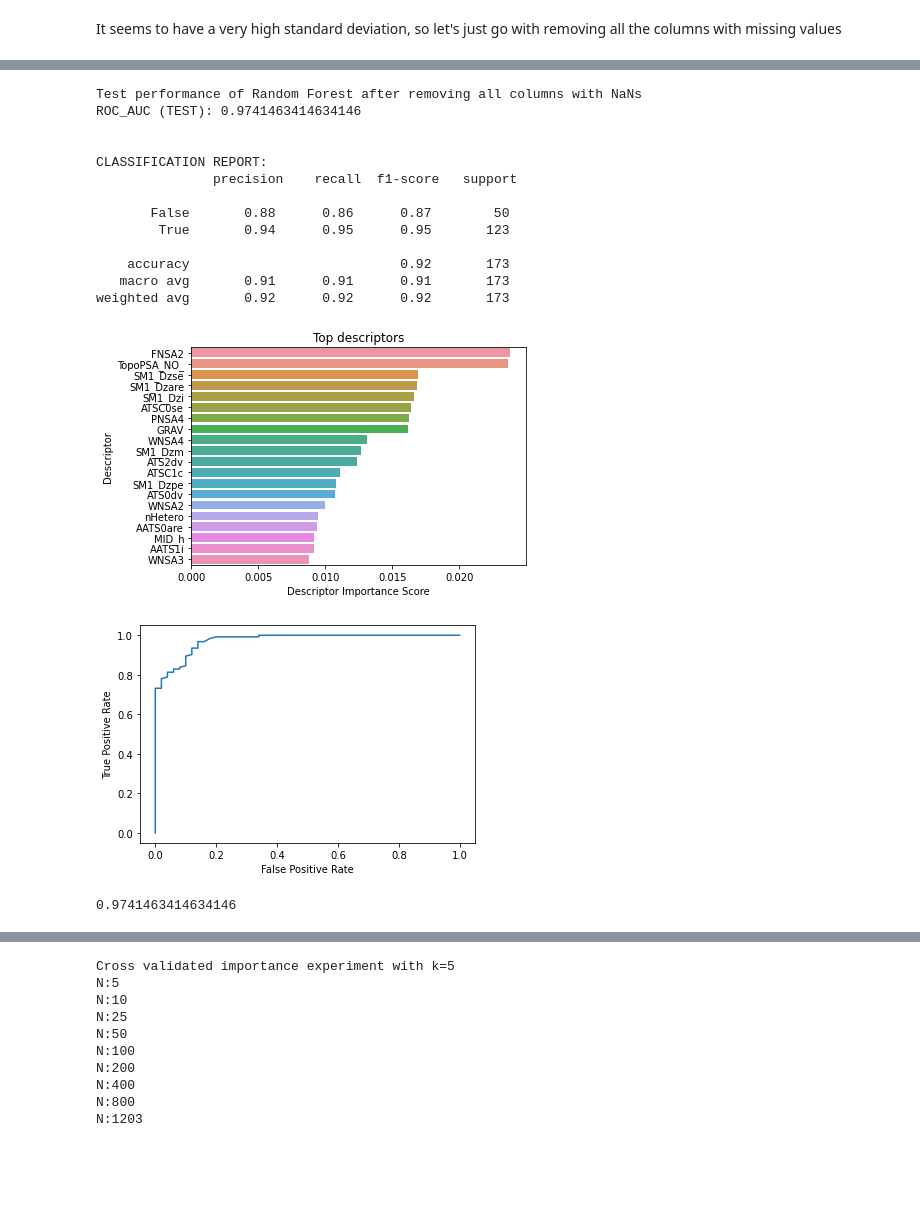
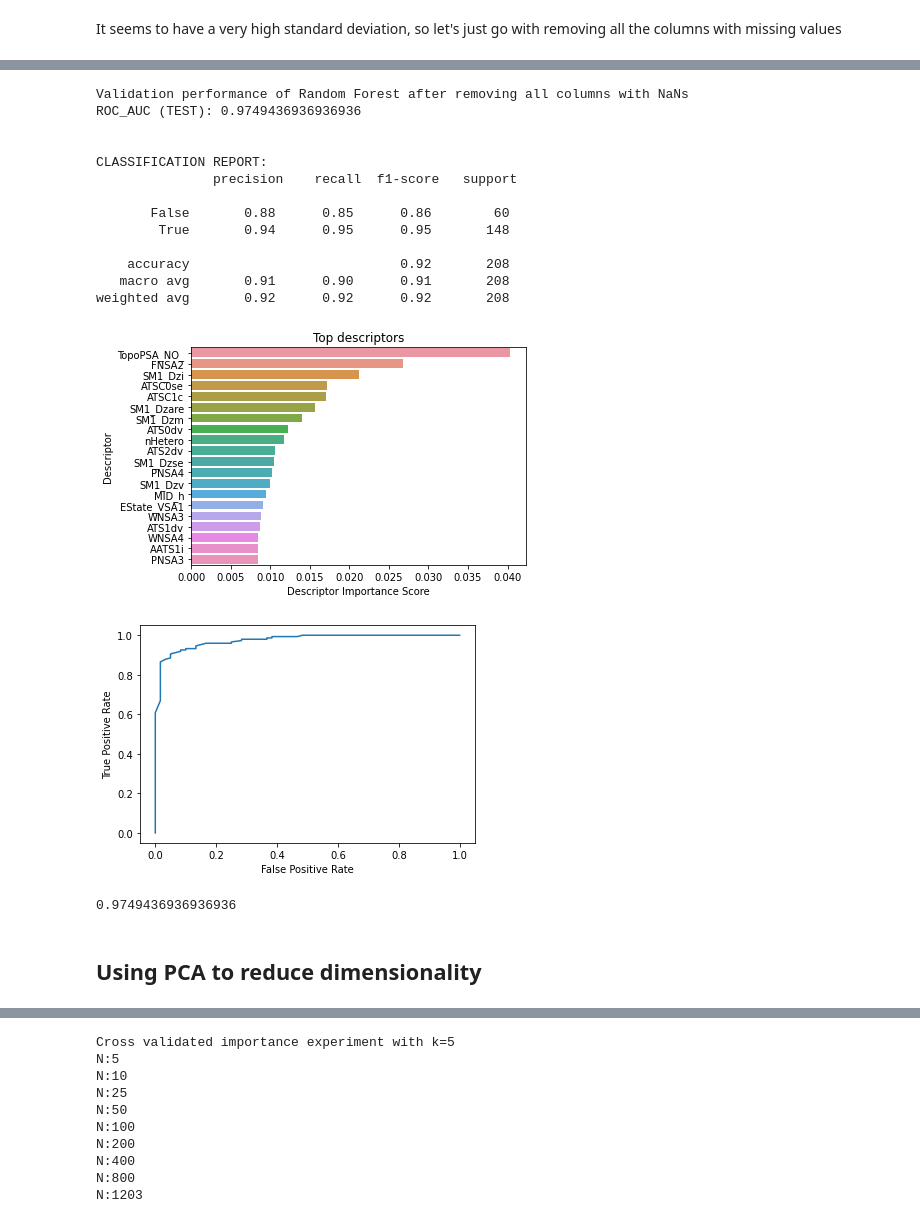
Before and after one commit to Zoya-Anwar/PythonSmellClassifiers-Mark, a Jupyter notebook: smell-classifier.py.ipynb, the cells around one changed output, grey strips where cells are left out. Saved outputs shown, nothing was run; the diff lists cells and outputs as text; code cells hidden in the pictures; blank space fills up the shorter version.

```diff
--- a/smell-classifier.py.ipynb
+++ b/smell-classifier.py.ipynb
@@ -168,0 +316,22 @@ def corrs_important_features(model, X_test, model_name, nlargest=100, heatmap=14
+# %%
+time_start = time.time()
+
+for perpelixity in range(5, 100, 5):
+
+    print(f"Varying perplexity {perpelixity}")
+
+    time_start = time.time()
+
+    tsne = TSNE(verbose=0, perplexity=perpelixity)
+    tsne_pca_results = tsne.fit_transform(pca_result_5)
+
+    print('t-SNE done! Time elapsed: {} seconds'.format(time.time()-time_start))
+
+    plt.figure(figsize=(10,7))
+    sns.scatterplot(
+        x=tsne_pca_results[:,0], y=tsne_pca_results[:,1],
+        hue=y,
+        palette=sns.color_palette("hls", 2),
+        alpha=0.3
+    )
+    plt.show()
@@ -195,0 +389,5 @@ Percentage odorless 0.28901734104046245
+# %%
+X_train_t, X_val, y_train_t, y_val = train_test_split(X_train, y_train, test_size=0.3, stratify=y_train, random_state=SEED)
+
+print("Number of training samples:", len(X_train_t))
+print("Number of validation samples:", len(X_val))
@@ -204,7 +405,7 @@ def test_model(model, y_test, X_test, verbose=True):
         print("ROC_AUC (TEST):",metrics.roc_auc_score(y_test, y_pred_probs))
         print("\n\nCLASSIFICATION REPORT:\n",metrics.classification_report(y_test, y_pred))
 
-        if hasattr(model, 'feature_importances_'):
+        if hasattr(model, 'feature_importances_') and hasattr(X_test, 'columns'):
             feature_imp = pd.Series(model.feature_importances_,index=X_test.columns.values).sort_values(ascending=False)
             top_20 = feature_imp.nlargest(20)
             sns.barplot(x=top_20, y=top_20.index)
@@ -386,4 +587,5 @@ Cross validated missing values experiment with k=5
 It seems to have a very high standard deviation, so let's just go with removing all the columns with missing values
 # %%
 X_train_rf, X_test_rf = handleNaNs(X_train.copy(), X_test.copy(), option=1)
+X_train_t_rf, X_val_rf = handleNaNs(X_train_t.copy(), X_val.copy(), option=1)
 # %%
@@ -406,21 +608,23 @@ X_train_rf
 # %%
-clf.fit(X_train_rf, y_train_rf)
-print("Test performance of Random Forest after removing all columns with NaNs")
-test_model(clf, y_test_rf, X_test_rf)
+clf.fit(X_train_t_rf, y_train_t)
+print("Validation performance of Random Forest after removing all columns with NaNs")
+test_model(clf, y_val, X_val_rf)
 # %% [output]
-Test performance of Random Forest after removing all columns with NaNs
-ROC_AUC (TEST): 0.9741463414634146
+Validation performance of Random Forest after removing all columns with NaNs
+ROC_AUC (TEST): 0.9749436936936936
 
 
 CLASSIFICATION REPORT:
                precision    recall  f1-score   support
 
-       False       0.88      0.86      0.87        50
-        True       0.94      0.95      0.95       123
+       False       0.88      0.85      0.86        60
+        True       0.94      0.95      0.95       148
 
-    accuracy                           0.92       173
-   macro avg       0.91      0.91      0.91       173
-weighted avg       0.92      0.92      0.92       173
+    accuracy                           0.92       208
+   macro avg       0.91      0.90      0.91       208
+weighted avg       0.92      0.92      0.92       208
-[figure, old version]
+[figure, new version]
-[figure, old version]
+[figure, new version]
-0.9741463414634146
+0.9749436936936936
+# %% [markdown]
+## Using PCA to reduce dimensionality
```
Also changed, not shown: parts of 46 cells of this notebook.
